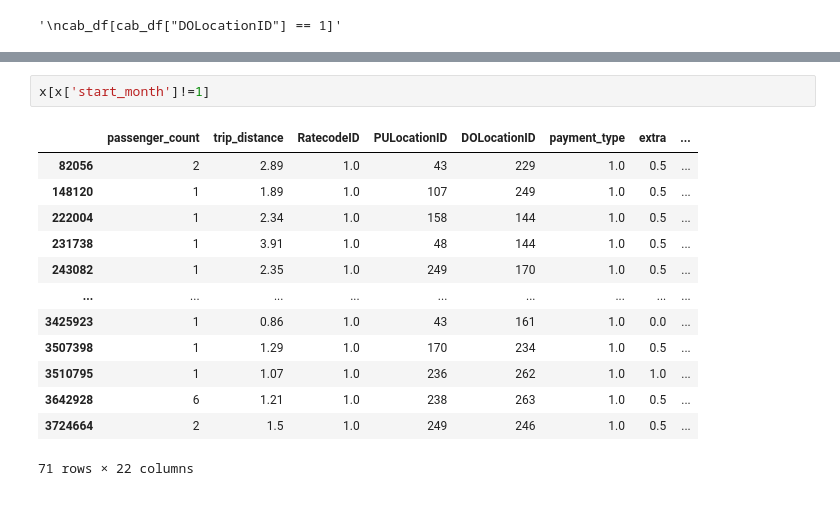
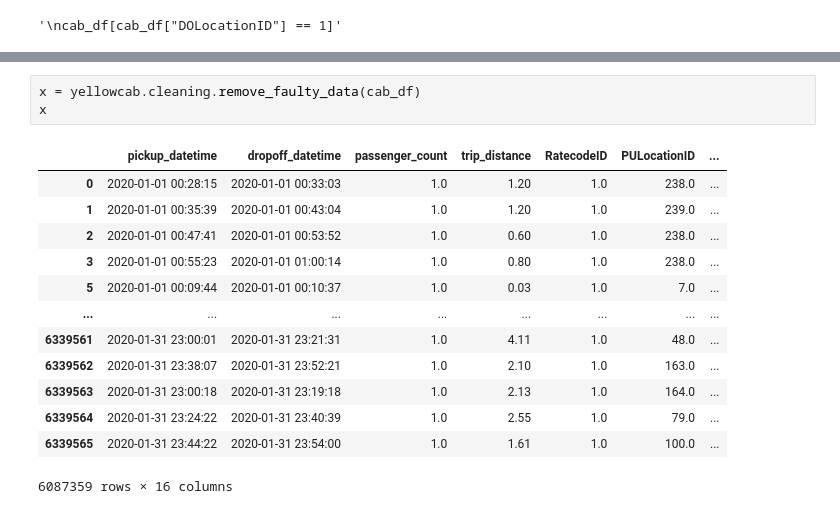
Before and after one commit to SepehrRad/pds21, a Jupyter notebook: notebooks/PDS_Project.ipynb, the cells around one changed output, grey strips where cells are left out. Saved outputs shown, nothing was run; the diff lists cells and outputs as text.

```diff
--- a/notebooks/PDS_Project.ipynb
+++ b/notebooks/PDS_Project.ipynb
@@ -143,16 +111,17 @@ cab_df[cab_df['tpep_pickup_datetime']<datetime.datetime(2020, 1, 1)]
-# %%
-x[x['start_month']!=1]
-# %% [output]
-|  | passenger_count | trip_distance | RatecodeID | PULocationID | DOLocationID | payment_type | extra | ... |
-| 82056 | 2 | 2.89 | 1.0 | 43 | 229 | 1.0 | 0.5 | ... |
-| 148120 | 1 | 1.89 | 1.0 | 107 | 249 | 1.0 | 0.5 | ... |
-| 222004 | 1 | 2.34 | 1.0 | 158 | 144 | 1.0 | 0.5 | ... |
-| 231738 | 1 | 3.91 | 1.0 | 48 | 144 | 1.0 | 0.5 | ... |
-| 243082 | 1 | 2.35 | 1.0 | 249 | 170 | 1.0 | 0.5 | ... |
-| ... | ... | ... | ... | ... | ... | ... | ... | ... |
-| 3425923 | 1 | 0.86 | 1.0 | 43 | 161 | 1.0 | 0.0 | ... |
-| 3507398 | 1 | 1.29 | 1.0 | 170 | 234 | 1.0 | 0.5 | ... |
-| 3510795 | 1 | 1.07 | 1.0 | 236 | 262 | 1.0 | 1.0 | ... |
-| 3642928 | 6 | 1.21 | 1.0 | 238 | 263 | 1.0 | 0.5 | ... |
-| 3724664 | 2 | 1.5 | 1.0 | 249 | 246 | 1.0 | 0.5 | ... |
-71 rows × 22 columns
+# %%
+x = yellowcab.cleaning.remove_faulty_data(cab_df)
+x
+# %% [output]
+|  | pickup_datetime | dropoff_datetime | passenger_count | trip_distance | RatecodeID | PULocationID | ... |
+| 0 | 2020-01-01 00:28:15 | 2020-01-01 00:33:03 | 1.0 | 1.20 | 1.0 | 238.0 | ... |
+| 1 | 2020-01-01 00:35:39 | 2020-01-01 00:43:04 | 1.0 | 1.20 | 1.0 | 239.0 | ... |
+| 2 | 2020-01-01 00:47:41 | 2020-01-01 00:53:52 | 1.0 | 0.60 | 1.0 | 238.0 | ... |
+| 3 | 2020-01-01 00:55:23 | 2020-01-01 01:00:14 | 1.0 | 0.80 | 1.0 | 238.0 | ... |
+| 5 | 2020-01-01 00:09:44 | 2020-01-01 00:10:37 | 1.0 | 0.03 | 1.0 | 7.0 | ... |
+| ... | ... | ... | ... | ... | ... | ... | ... |
+| 6339561 | 2020-01-31 23:00:01 | 2020-01-31 23:21:31 | 1.0 | 4.11 | 1.0 | 48.0 | ... |
+| 6339562 | 2020-01-31 23:38:07 | 2020-01-31 23:52:21 | 1.0 | 2.10 | 1.0 | 163.0 | ... |
+| 6339563 | 2020-01-31 23:00:18 | 2020-01-31 23:19:18 | 1.0 | 2.13 | 1.0 | 164.0 | ... |
+| 6339564 | 2020-01-31 23:24:22 | 2020-01-31 23:40:39 | 1.0 | 2.55 | 1.0 | 79.0 | ... |
+| 6339565 | 2020-01-31 23:44:22 | 2020-01-31 23:54:00 | 1.0 | 1.61 | 1.0 | 100.0 | ... |
+6087359 rows × 16 columns
```
Also changed, not shown: parts of 5 cells of this notebook, 2 other files.
